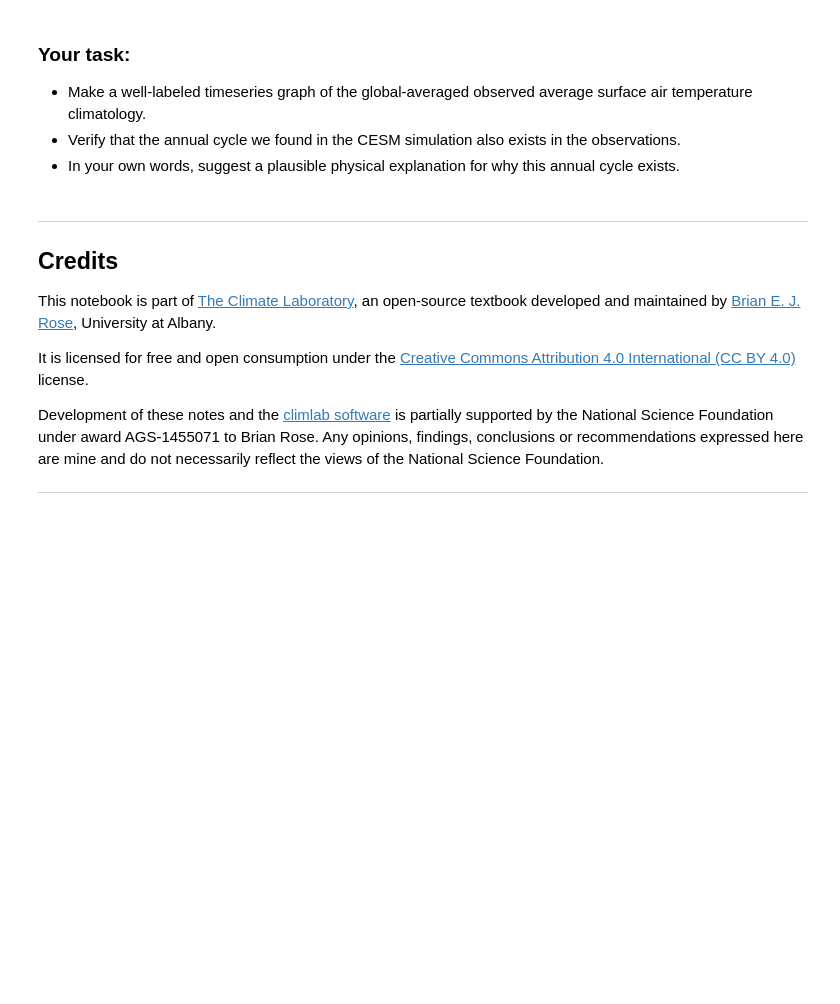
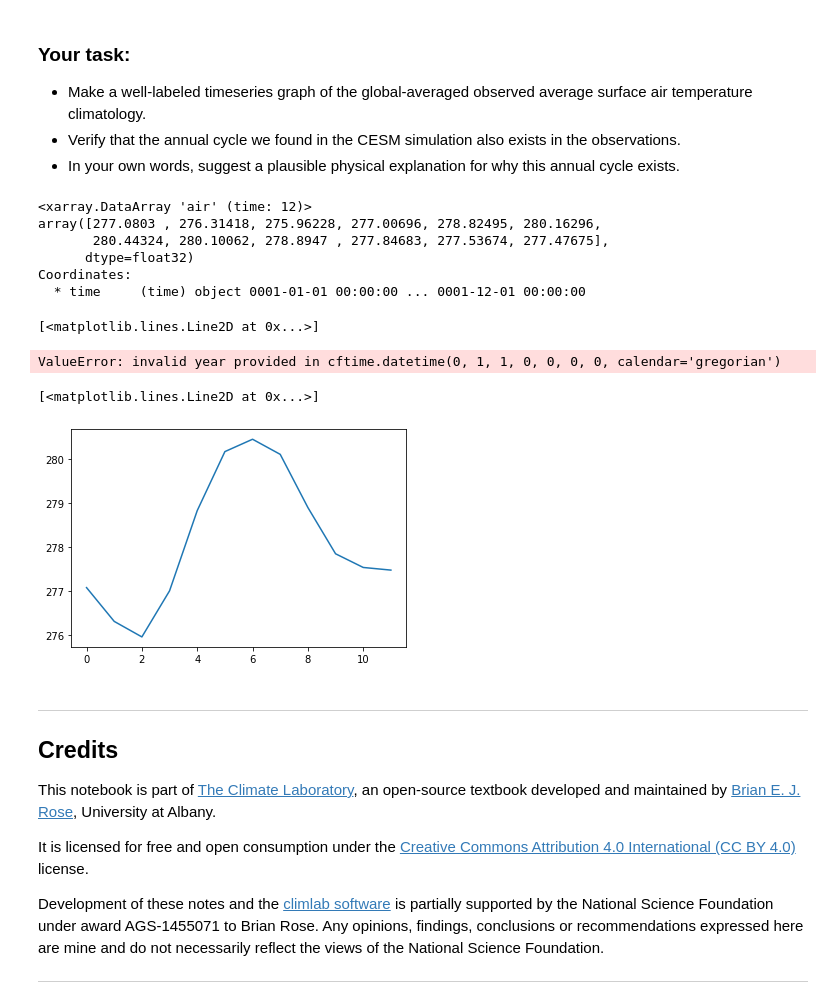
Before and after one commit to AndrewLoeppky/ClimateLaboratoryBook, a Jupyter notebook: content/courseware/assignment-cesm-control-andrew-solutions.ipynb, the cells around one changed output. Saved outputs shown, nothing was run; the diff lists cells and outputs as text; code cells hidden in the pictures; blank space fills up the shorter version.

Commit message:
encounter problem 2 datetime bug

```diff
--- a/content/courseware/assignment-cesm-control-andrew-solutions.ipynb
+++ b/content/courseware/assignment-cesm-control-andrew-solutions.ipynb
@@ -247,6 +304,33 @@ Notice that the dimensions are `(time: 12, lat: 94, lon: 192)`. The time dimensi
 - Make a well-labeled timeseries graph of the global-averaged observed average surface air temperature climatology.
 - Verify that the annual cycle we found in the CESM simulation also exists in the observations.
 - In your own words, suggest a plausible physical explanation for why this annual cycle exists.
+# %%
+# use the same notation as above but modify to average over only the spatial terms
+glob_avg_air = ncep_air2m.air.mean(dim=('lat','lon'))
+
+# what does our new array look like?
+glob_avg_air
+# %% [output]
+<xarray.DataArray 'air' (time: 12)>
+array([277.0803 , 276.31418, 275.96228, 277.00696, 278.82495, 280.16296,
+       280.44324, 280.10062, 278.8947 , 277.84683, 277.53674, 277.47675],
+      dtype=float32)
+Coordinates:
+  * time     (time) object 0001-01-01 00:00:00 ... 0001-12-01 00:00:00
+# %%
+# 1x12 array, with 12 points (months) in time. good! Now copy/paste/modify code from introducing-cesm to make a pretty plot
+glob_avg_air.plot()
+
+# !!! this happens because of the error listed in ln[7]
+# %% [output]
+[<matplotlib.lines.Line2D at 0x...>]
+ValueError: invalid year provided in cftime.datetime(0, 1, 1, 0, 0, 0, 0, calendar='gregorian')
+# %%
+# workaround:
+plt.plot(glob_avg_air)
+# %% [output]
+[<matplotlib.lines.Line2D at 0x...>]
+[figure, added]
 # %% [markdown]
 ____________
 
```
Also changed, not shown: parts of 10 cells of this notebook.
